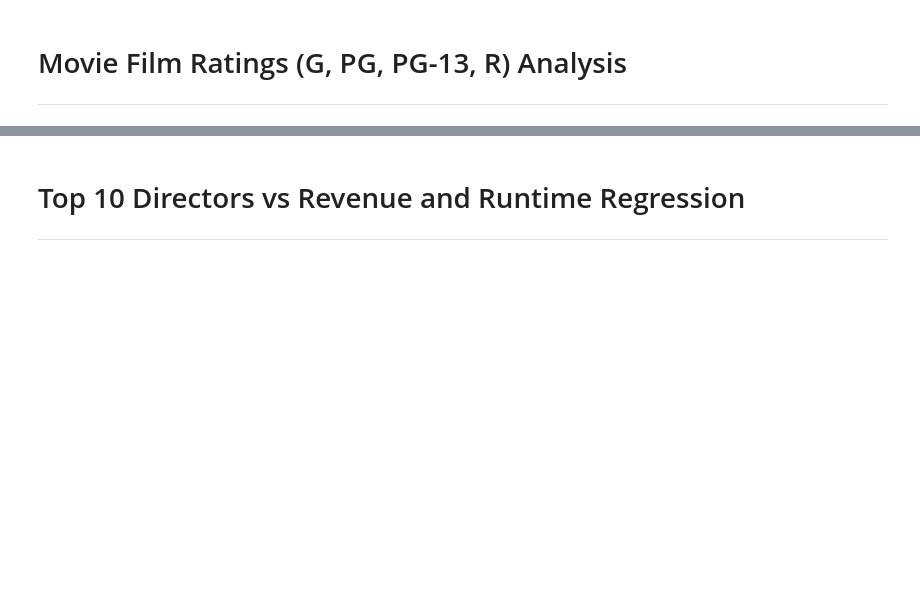
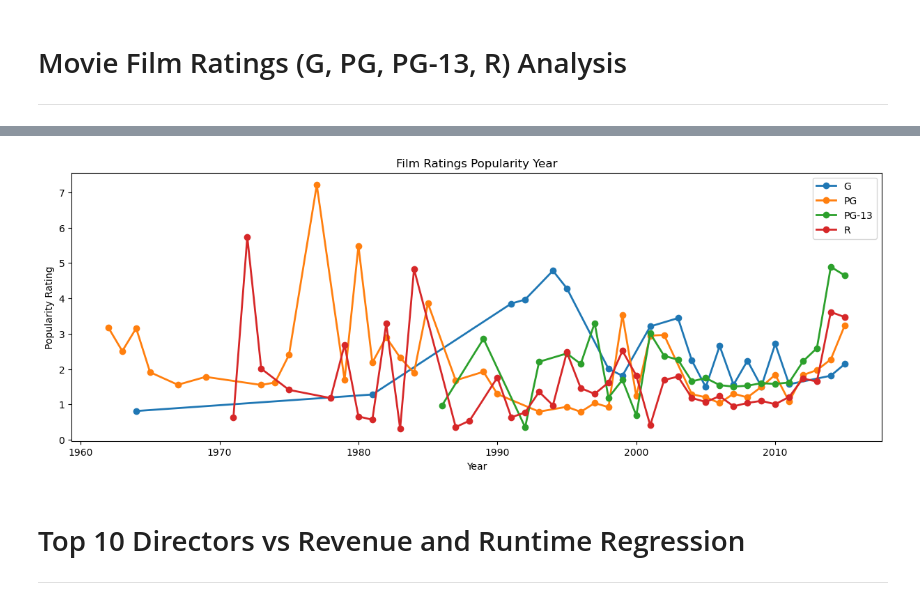
Before and after one commit to PurnimaPathak44/Project-1, a Jupyter notebook: Main Movie Folder/movie_main.ipynb, the cells around one changed output, grey strips where cells are left out. Drawn from its saved outputs; the diff is of its cells as text; code cells hidden in the pictures; blank space fills up the shorter version.

```diff
--- a/Main Movie Folder/movie_main.ipynb
+++ b/Main Movie Folder/movie_main.ipynb
@@ -425,3 +448,20 @@ plt.show()
+# %%
+top_G_group3 = (top_G.groupby(['Year'])['popularity'].mean())
+top_PG_group3 = (top_PG.groupby(['Year'])['popularity'].mean())
+top_PG13_group3 = (top_PG13.groupby(['Year'])['popularity'].mean())
+top_R_group3 = (top_R.groupby(['Year'])['popularity'].mean())
+# %%
+plt.figure(figsize=(15,5))
+top_G_group3.plot(label="G", marker='o',linewidth=2,markersize=6)
+top_PG_group3.plot(label="PG", marker='o',linewidth=2,markersize=6)
+top_PG13_group3.plot(label="PG-13", marker='o',linewidth=2,markersize=6)
+top_R_group3.plot(label="R", marker='o',linewidth=2,markersize=6)
+plt.title("Film Ratings Popularity Year")
+plt.ylabel("Popularity Rating")
+plt.legend()
+plt.show()
+# %% [output]
+[figure, added]
 # %% [markdown]
 # Top 10 Directors vs Revenue and Runtime Regression
 ---
```
Also changed, not shown: parts of 14 cells of this notebook.
